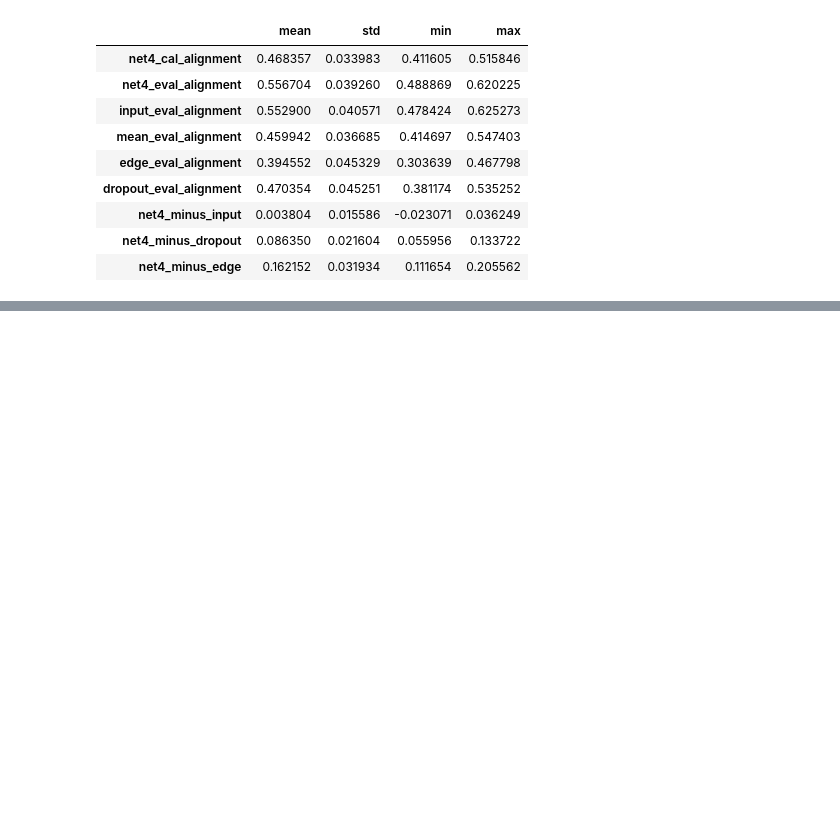
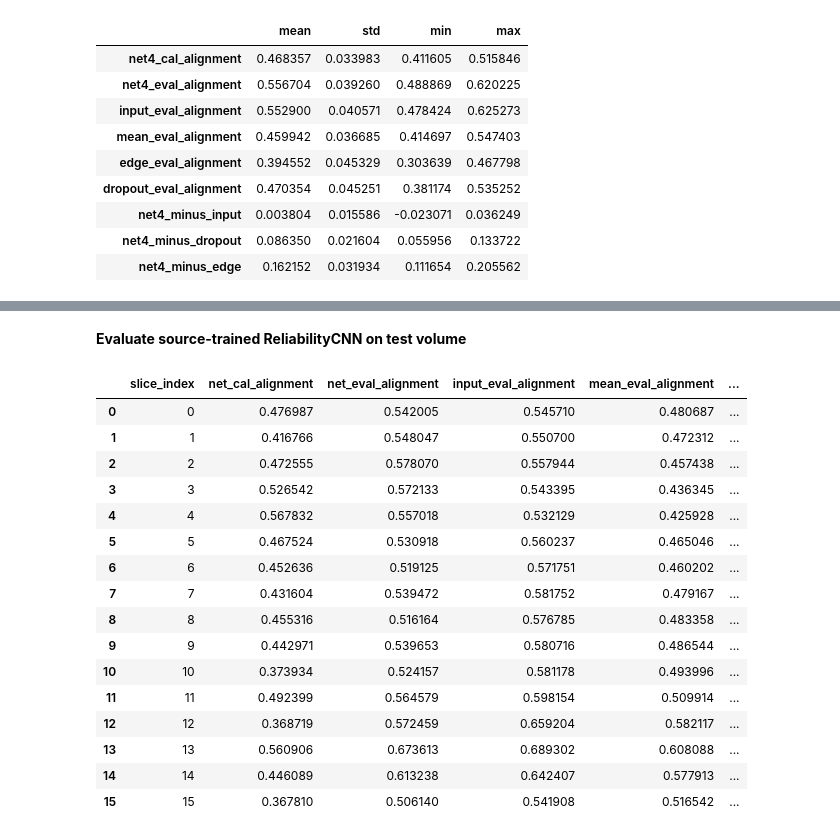
Before and after one commit to SILAS-RANSFORD-OSEI/reliability-aware-ssdu-mri, a Jupyter notebook: notebooks/03_multi_slice_reliability_check.ipynb, the cells around one changed output, grey strips where cells are left out. Cells and saved outputs as stored; diff of their text form; code cells hidden in the pictures; blank space fills up the shorter version.

Commit message:
Update notebook with cross-volume ReliabilityCNN validation

```diff
--- a/notebooks/03_multi_slice_reliability_check.ipynb
+++ b/notebooks/03_multi_slice_reliability_check.ipynb
@@ -3106,0 +3566,4 @@ cross_slice_4ch_summary
+# %%
+def to_norm_tensor_2d(x):
+    x_norm = normalize_map(x)
+    return torch.from_numpy(x_norm).float()
@@ -3106,0 +3804,65 @@ cross_slice_4ch_summary
+# %% [markdown]
+**Evaluate source-trained ReliabilityCNN on test volume**
+# %%
+cross_slice_net.eval()
+
+test_volume_results = []
+
+with torch.no_grad():
+    for item in test_volume_data:
+        slice_index = item["slice_index"]
+
+        features = item["features"].to(device)
+
+        pred = cross_slice_net(features)
+        R_net = pred.detach().cpu().numpy()[0, 0]
+
+        residual_cal = item["residual_cal"]
+        residual_eval = item["residual_eval"]
+
+        x_input = item["x_input"]
+        mean_image = item["mean_image"]
+        edge_map = item["edge_map"]
+        uncertainty_map = item["uncertainty_map"]
+
+        net_cal_alignment = map_alignment(R_net, residual_cal)
+        net_eval_alignment = map_alignment(R_net, residual_eval)
+
+        input_eval_alignment = map_alignment(x_input, residual_eval)
+        mean_eval_alignment = map_alignment(mean_image, residual_eval)
+        edge_eval_alignment = map_alignment(edge_map, residual_eval)
+        dropout_eval_alignment = map_alignment(uncertainty_map, residual_eval)
+
+        test_volume_results.append({
+            "slice_index": slice_index,
+            "net_cal_alignment": net_cal_alignment,
+            "net_eval_alignment": net_eval_alignment,
+            "input_eval_alignment": input_eval_alignment,
+            "mean_eval_alignment": mean_eval_alignment,
+            "edge_eval_alignment": edge_eval_alignment,
+            "dropout_eval_alignment": dropout_eval_alignment,
+            "net_minus_input": net_eval_alignment - input_eval_alignment,
+            "net_minus_dropout": net_eval_alignment - dropout_eval_alignment,
+            "net_minus_edge": net_eval_alignment - edge_eval_alignment,
+        })
+
+test_volume_df = pd.DataFrame(test_volume_results)
+test_volume_df
+# %% [output]
+|  | slice_index | net_cal_alignment | net_eval_alignment | input_eval_alignment | mean_eval_alignment | ... |
+| 0 | 0 | 0.476987 | 0.542005 | 0.545710 | 0.480687 | ... |
+| 1 | 1 | 0.416766 | 0.548047 | 0.550700 | 0.472312 | ... |
+| 2 | 2 | 0.472555 | 0.578070 | 0.557944 | 0.457438 | ... |
+| 3 | 3 | 0.526542 | 0.572133 | 0.543395 | 0.436345 | ... |
+| 4 | 4 | 0.567832 | 0.557018 | 0.532129 | 0.425928 | ... |
+| 5 | 5 | 0.467524 | 0.530918 | 0.560237 | 0.465046 | ... |
+| 6 | 6 | 0.452636 | 0.519125 | 0.571751 | 0.460202 | ... |
+| 7 | 7 | 0.431604 | 0.539472 | 0.581752 | 0.479167 | ... |
+| 8 | 8 | 0.455316 | 0.516164 | 0.576785 | 0.483358 | ... |
+| 9 | 9 | 0.442971 | 0.539653 | 0.580716 | 0.486544 | ... |
+| 10 | 10 | 0.373934 | 0.524157 | 0.581178 | 0.493996 | ... |
+| 11 | 11 | 0.492399 | 0.564579 | 0.598154 | 0.509914 | ... |
+| 12 | 12 | 0.368719 | 0.572459 | 0.659204 | 0.582117 | ... |
+| 13 | 13 | 0.560906 | 0.673613 | 0.689302 | 0.608088 | ... |
+| 14 | 14 | 0.446089 | 0.613238 | 0.642407 | 0.577913 | ... |
+| 15 | 15 | 0.367810 | 0.506140 | 0.541908 | 0.516542 | ... |
```
Also changed, not shown: parts of 39 cells of this notebook.
